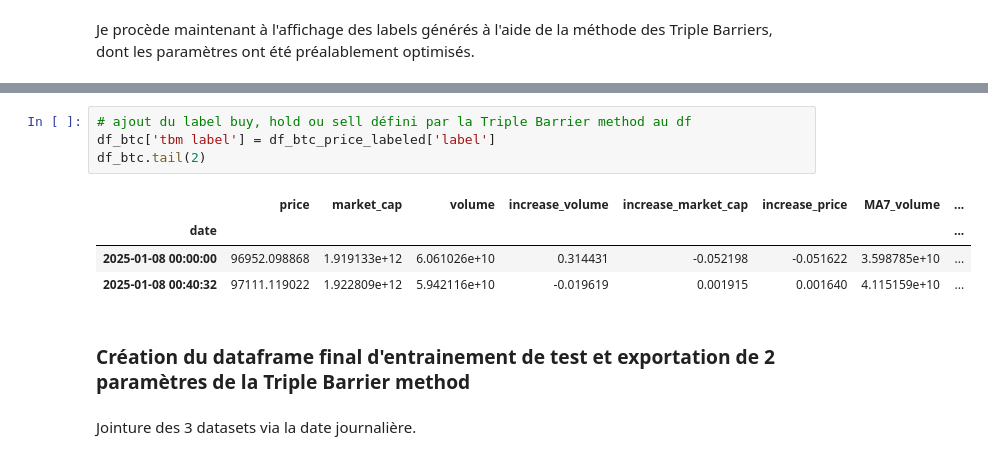
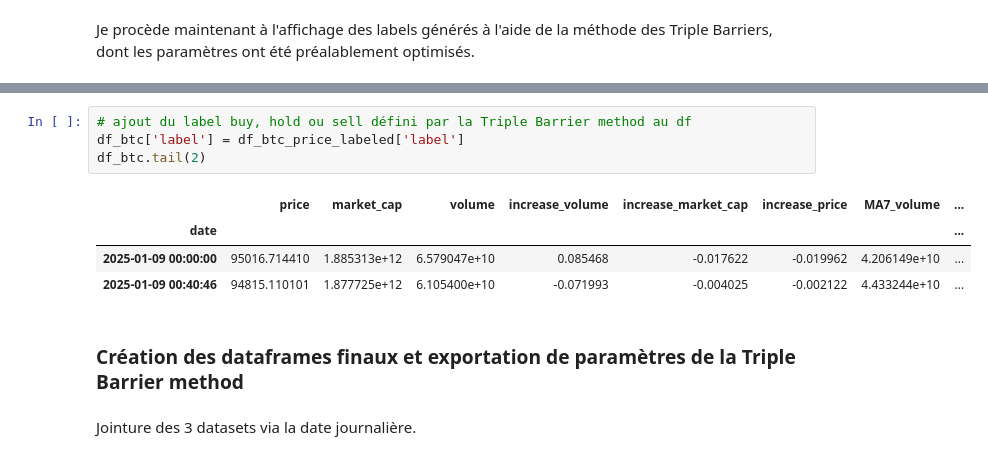
Before and after one commit to louis-lebreton/triple_barrier_prediction, a Jupyter notebook: src/df_builder.ipynb, the cells around one changed output, grey strips where cells are left out. Cells and saved outputs as stored; diff of their text form.

```diff
--- a/src/df_builder.ipynb
+++ b/src/df_builder.ipynb
@@ -474,14 +474,14 @@ tbm.plot_square(date='2024-05-08 00:00:00', title=f'Triple-Barrier square - {ris
 # %%
 # ajout du label buy, hold ou sell défini par la Triple Barrier method au df
-df_btc['tbm label'] = df_btc_price_labeled['label']
+df_btc['label'] = df_btc_price_labeled['label']
 df_btc.tail(2)
 # %% [output]
 |  | price | market_cap | volume | increase_volume | increase_market_cap | increase_price | MA7_volume | ... |
 | date |  |  |  |  |  |  |  | ... |
-| 2025-01-08 00:00:00 | 96952.098868 | 1.919133e+12 | 6.061026e+10 | 0.314431 | -0.052198 | -0.051622 | 3.598785e+10 | ... |
-| 2025-01-08 00:40:32 | 97111.119022 | 1.922809e+12 | 5.942116e+10 | -0.019619 | 0.001915 | 0.001640 | 4.115159e+10 | ... |
+| 2025-01-09 00:00:00 | 95016.714410 | 1.885313e+12 | 6.579047e+10 | 0.085468 | -0.017622 | -0.019962 | 4.206149e+10 | ... |
+| 2025-01-09 00:40:46 | 94815.110101 | 1.877725e+12 | 6.105400e+10 | -0.071993 | -0.004025 | -0.002122 | 4.433244e+10 | ... |
 # %% [markdown]
-### Création du dataframe final d'entrainement de test et exportation de 2 paramètres de la Triple Barrier method
+### Création des dataframes finaux et exportation de paramètres de la Triple Barrier method
 # %% [markdown]
 Jointure des 3 datasets via la date journalière.
 # %%
```
Also changed, not shown: parts of 16 cells of this notebook, 34 other files.
